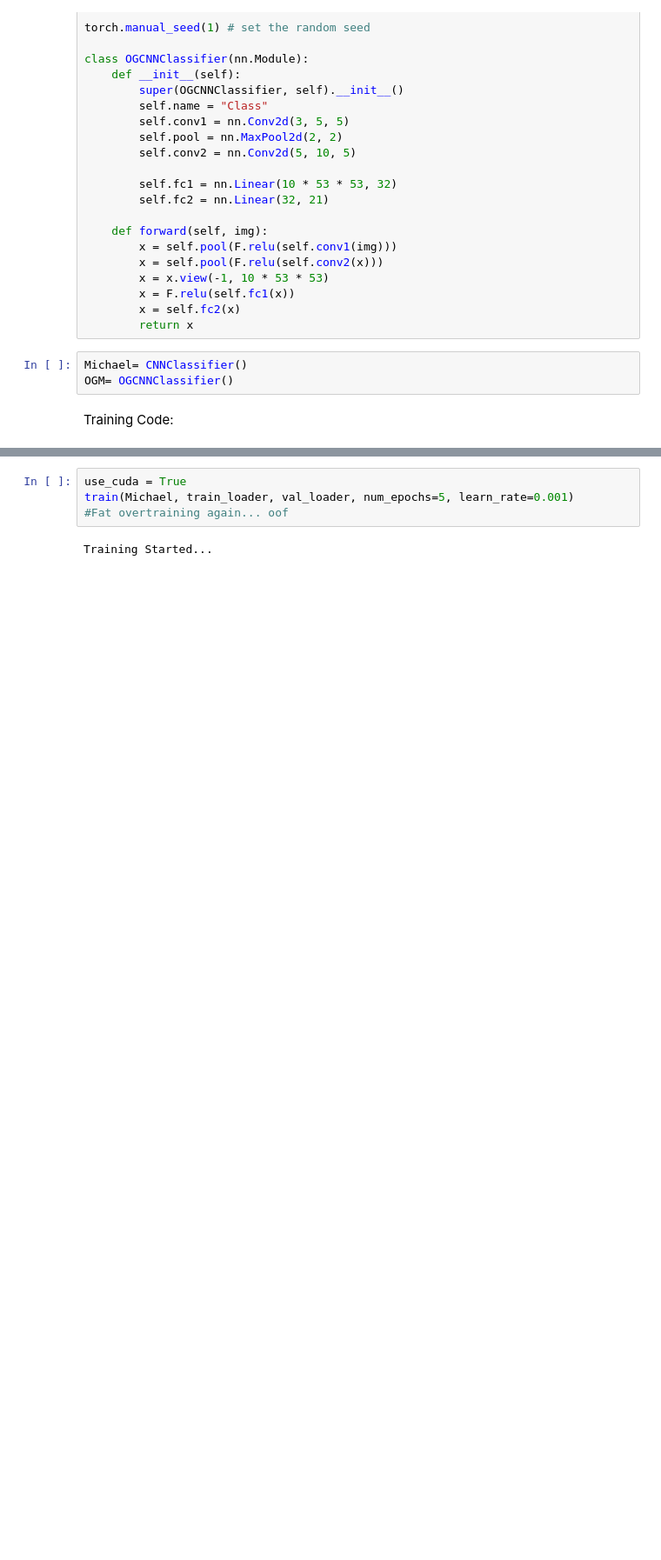
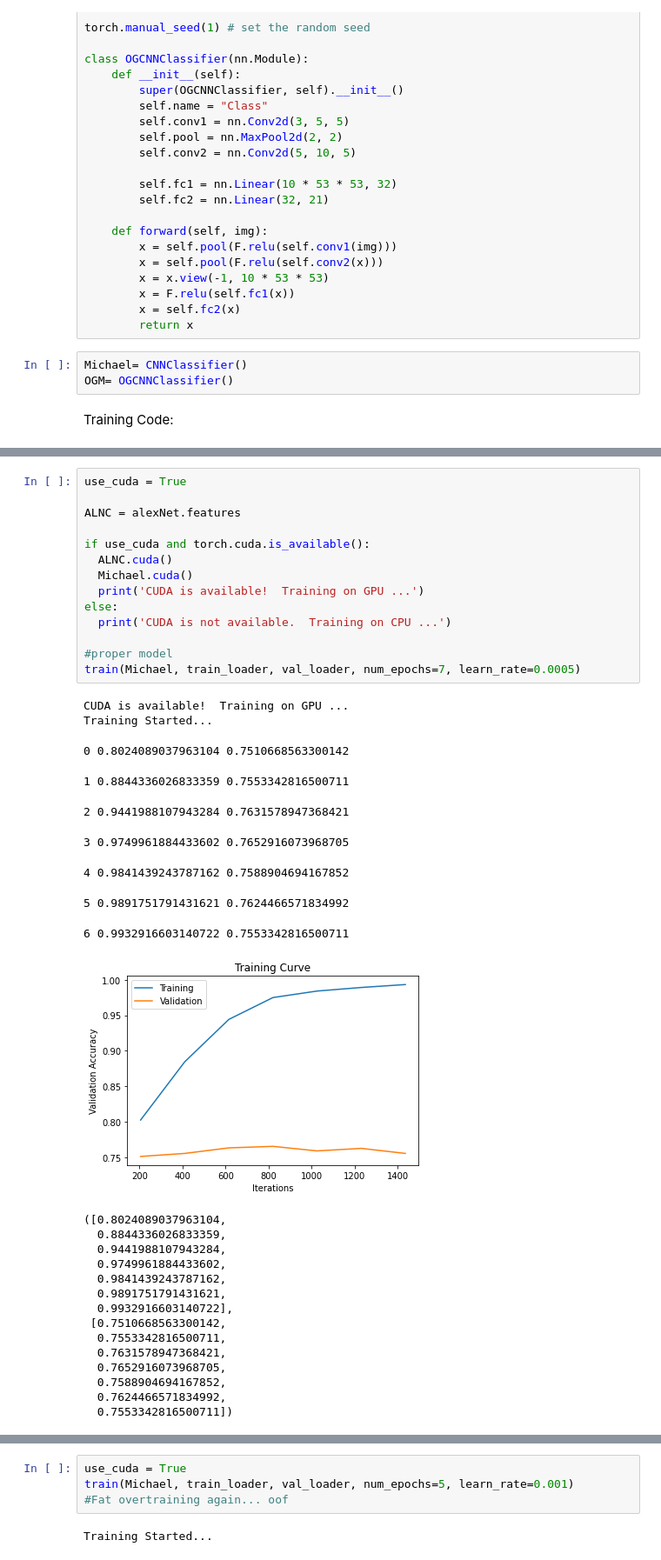
Before and after one commit to husseing/A.I-JORDAN, a Jupyter notebook: Group_44_AIR_Jordan.ipynb, the cells around one changed output, grey strips where cells are left out. Shown at 87% size. Cells and saved outputs as stored; diff of their text form; blank space fills up the shorter version.

```diff
--- a/Group_44_AIR_Jordan.ipynb
+++ b/Group_44_AIR_Jordan.ipynb
@@ -371,0 +519,39 @@ def train(model, train_loader, val_loader, num_epochs=5, learn_rate = 0.001):
+# %%
+use_cuda = True
+
+ALNC = alexNet.features
+
+if use_cuda and torch.cuda.is_available():
+  ALNC.cuda()
+  Michael.cuda()
+  print('CUDA is available!  Training on GPU ...')
+else:
+  print('CUDA is not available.  Training on CPU ...')
+
+#proper model
+train(Michael, train_loader, val_loader, num_epochs=7, learn_rate=0.0005)
+# %% [output]
+CUDA is available!  Training on GPU ...
+Training Started...
+0 0.8024089037963104 0.7510668563300142
+1 0.8844336026833359 0.7553342816500711
+2 0.9441988107943284 0.7631578947368421
+3 0.9749961884433602 0.7652916073968705
+4 0.9841439243787162 0.7588904694167852
+5 0.9891751791431621 0.7624466571834992
+6 0.9932916603140722 0.7553342816500711
+[figure, added]
+([0.8024089037963104,
+  0.8844336026833359,
+  0.9441988107943284,
+  0.9749961884433602,
+  0.9841439243787162,
+  0.9891751791431621,
+  0.9932916603140722],
+ [0.7510668563300142,
+  0.7553342816500711,
+  0.7631578947368421,
+  0.7652916073968705,
+  0.7588904694167852,
+  0.7624466571834992,
+  0.7553342816500711])
```
Also changed, not shown: parts of 18 cells of this notebook.
